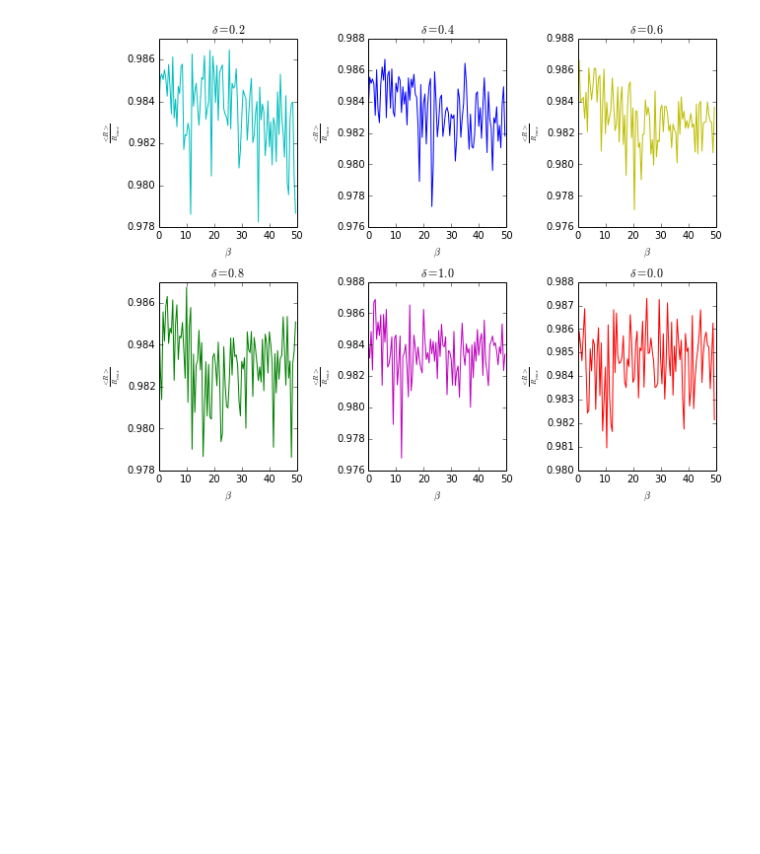
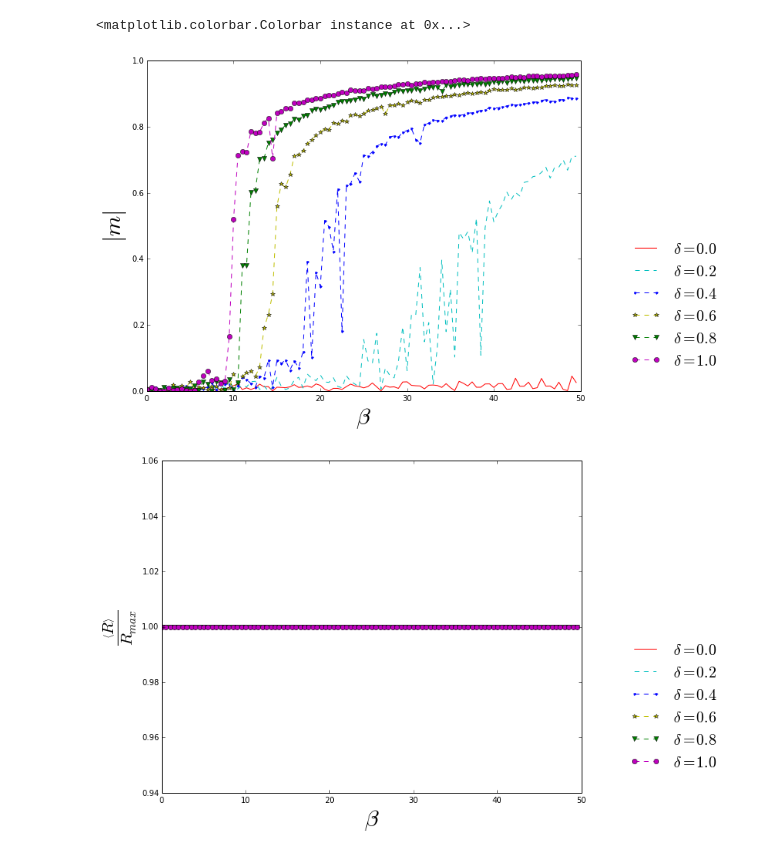
Before and after one commit to flipgthb/ms-project, a Jupyter notebook: notebooks/phase-diagrams.ipynb, the cells around one changed output. Cells and saved outputs as stored; diff of their text form; code cells hidden in the pictures; blank space fills up the shorter version.

Commit message:
working, however new tests are required at the level of reputation dynamics. these tests will be in a new branch

```diff
--- a/notebooks/phase-diagrams.ipynb
+++ b/notebooks/phase-diagrams.ipynb
@@ -6,9 +6,12 @@ import pylab as pl
 %matplotlib inline
 # %%
 base_path = "/media/backup/simulation-data/ms-project/data/"
+# %%
+@np.vectorize
+def fix_bug(x):
+    return complex(x).real
 # %%
-
-sim = "simulation-3/"
+sim = "simulation-test-new-2/"
 path = base_path + sim
 
 statistics = pd.read_csv(path+"statistics.csv")
@@ -17,29 +20,66 @@ social_network = np.load(path+"social-network.npy")
 state = np.load(path+"state.npy")
 zeitgeist = np.load(path+"zeitgeist.npy")
 
+print(statistics.keys())
+print(social_network.shape)
+delta = statistics["delta"].reshape((6,100))
+beta = statistics["beta"].reshape((6,100))
+gamma = statistics["gamma"].reshape((6,100))
+m = statistics["m_1"].reshape((6,100))
+v = statistics["v_1"].reshape((6,100))
 R_max = statistics["R_max"].reshape((6,100))
 R_mean = statistics["R_mean"].reshape((6,100))
 A_max = statistics["A_max"].reshape((6,100))
 A_mean = statistics["A_mean"].reshape((6,100))
-delta = statistics["delta"].reshape((6,100))
-beta = statistics["beta"].reshape((6,100))
-m = statistics["m"].reshape((6,100))
-print(delta.shape, beta.shape, R_max.shape, R_mean.shape)
+social_network = social_network.reshape((6,100,64,64))
 
 c = ['r','c','b','y','g','m']
+s = ['-', '--', '.--', '*--', 'v--', 'o--']
+
+# -- fixing a strange bug --
+m = fix_bug(m)
+delta = fix_bug(delta)
+beta = fix_bug(beta)
+social_network = fix_bug(social_network)
+R_mean = fix_bug(R_mean)
+R_max = fix_bug(R_max)
+
+
+# -- m x beta --
 f = pl.figure(figsize=(9,7))
-ax = []
-im = []
+ax = f.add_subplot(111)
 for i in xrange(6):
-    axes = f.add_subplot(2,3,i)
-    img = axes.plot(beta[i], R_mean[i]/R_max[i], '%s-'%c[i])
-    #img = axes.plot(beta[i], A_mean[i]/A_max[i], '%s-'%c[i])
-    #img = axes.plot(beta[i], np.abs(m[i]), '%s-'%c[i])
-    axes.set_xlabel(r"$\beta$")
-    axes.set_ylabel(r"$\frac{<R>}{R_{max}}$")
-    axes.set_title(r"$\delta=%.1f$"%delta[i,0])
-    ax.append(axes)
-    im.append(img)
+    img = ax.plot(beta[i], np.abs(m[i]),
+                  '%s%s'%(c[i],s[i]), label=r"$\delta = %.1f$"%delta[i,0])
+ax.set_xlabel(r"$\beta$")
+ax.set_ylabel(r"$|m|$")
+ax.xaxis.label.set_fontsize(30)
+ax.yaxis.label.set_fontsize(30)
+ax.legend(loc=(1.1,0.05), prop={"size":20},frameon=False)
+#txt1 = ax.text(5, .8, r"$\delta=%.1f$"%delta[i,3])
+#txt.set_fontsize(15)
 f.tight_layout()
-#print(R_max[5])
+
+
+# -- R x beta --
+f2 = pl.figure(figsize=(9,7))
+ax2 = f2.add_subplot(111)
+for i in xrange(6):
+    img2 = ax2.plot(beta[i], R_mean[i]/R_max[i],
+                  '%s%s'%(c[i],s[i]), label=r"$\delta = %.1f$"%delta[i,0])
+ax2.set_xlabel(r"$\beta$")
+ax2.set_ylabel(r"$\frac{\left<R\right>}{R_{max}}$")
+ax2.xaxis.label.set_fontsize(30)
+ax2.yaxis.label.set_fontsize(30)
+ax2.legend(loc=(1.1,0.05), prop={"size":20},frameon=False)
+#txt2 = ax2.text(5, .8, r"$\delta=%.1f$"%delta[i,3])
+#txt2.set_fontsize(15)
+f2.tight_layout()
+
+# -- network --
+f3 = pl.figure(figsize=(9,7))
+ax3 = f3.add_subplot(111)
+d, b = 2, 24
+img3 = ax3.imshow(social_network[d,b,:,:])
+f3.colorbar(img3)
 # %% [output]
@@ -47 +88,3 @@ f.tight_layout()
+<matplotlib.colorbar.Colorbar instance at 0x...>
-[figure, old version]
+[figure, new version]
+[figure, added]
```
Also changed, not shown: parts of 4 cells of this notebook, 4 other files.
